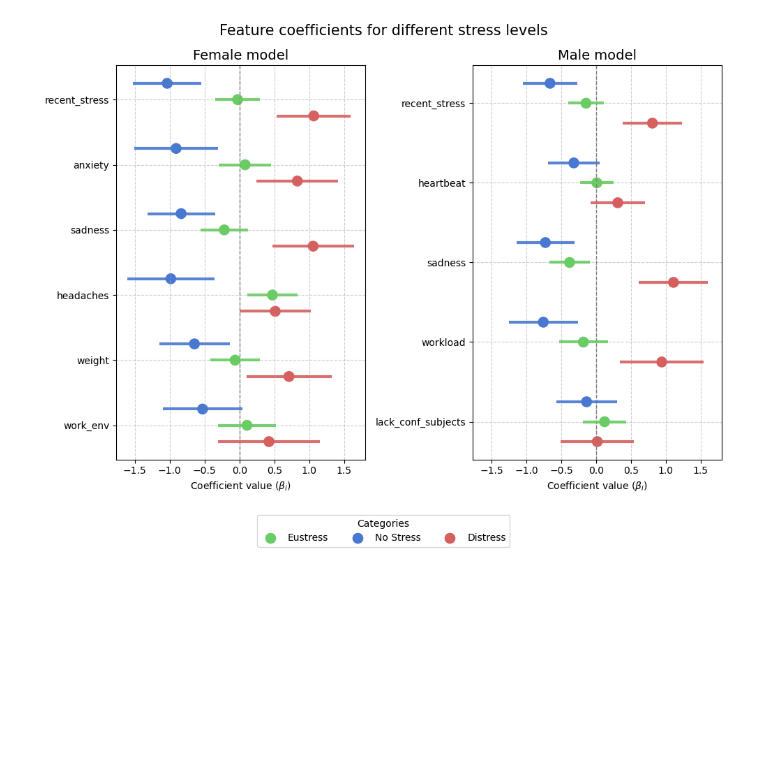
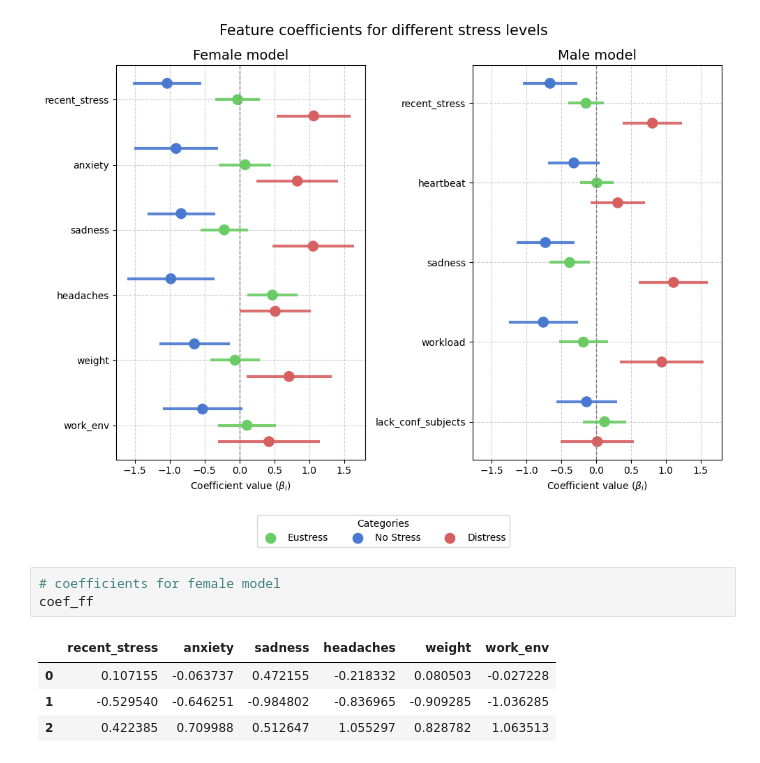
Before and after one commit to hannariss/BERN02_project, a Jupyter notebook: multinomial_regression.ipynb, the cells around one changed output. Drawn from its saved outputs; the diff is of its cells as text; blank space fills up the shorter version.

```diff
--- a/multinomial_regression.ipynb
+++ b/multinomial_regression.ipynb
@@ -654,3 +651,11 @@ plt.tight_layout()
 plt.show()
 # %% [output]
 [figure]
+# %%
+# coefficients for female model
+coef_ff
+# %% [output]
+|  | recent_stress | anxiety | sadness | headaches | weight | work_env |
+| 0 | 0.107155 | -0.063737 | 0.472155 | -0.218332 | 0.080503 | -0.027228 |
+| 1 | -0.529540 | -0.646251 | -0.984802 | -0.836965 | -0.909285 | -1.036285 |
+| 2 | 0.422385 | 0.709988 | 0.512647 | 1.055297 | 0.828782 | 1.063513 |
```
Also changed, not shown: parts of 9 cells of this notebook.
